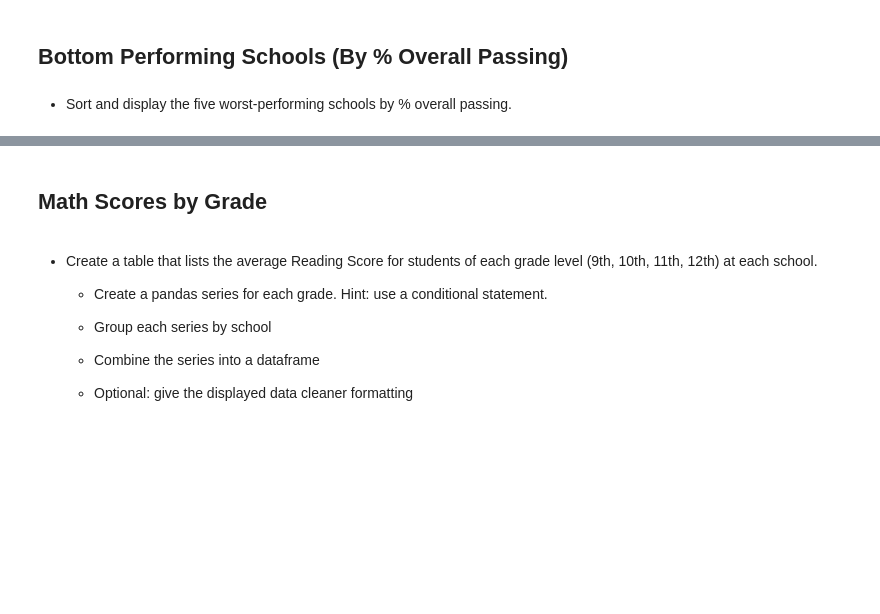
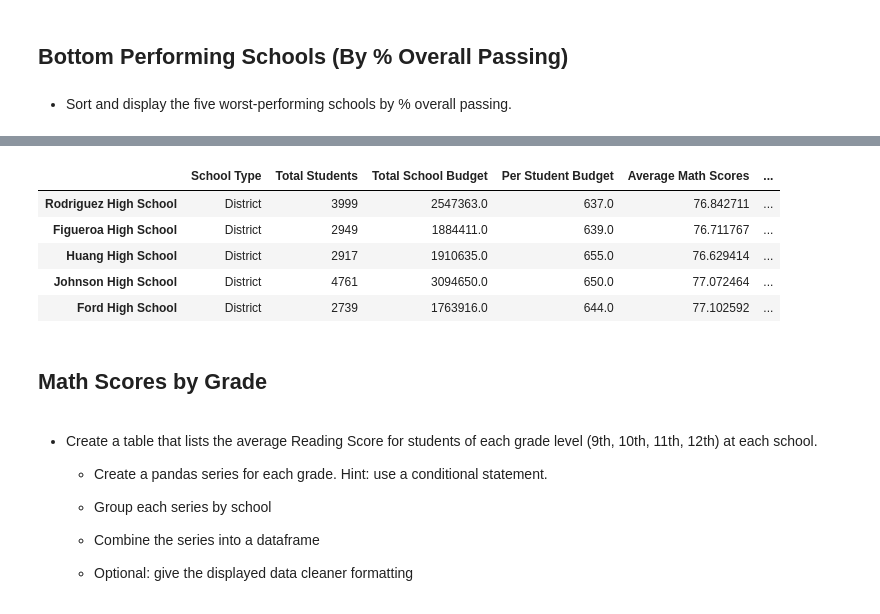
Before and after one commit to AndrewMSchell/Pandas-Challenge, a Jupyter notebook: PyCitySchools/PyCitySchools_starter.ipynb, the cells around one changed output, grey strips where cells are left out. Saved outputs shown, nothing was run; the diff lists cells and outputs as text; code cells hidden in the pictures; blank space fills up the shorter version.

```diff
--- a/PyCitySchools/PyCitySchools_starter.ipynb
+++ b/PyCitySchools/PyCitySchools_starter.ipynb
@@ -173,3 +167,13 @@ individual_school_df
+# %%
+lowest_performing_schools = individual_school_df.sort_values(["% Overall Passing"], ascending=True)
+lowest_performing_schools.head()
+# %% [output]
+|  | School Type | Total Students | Total School Budget | Per Student Budget | Average Math Scores | ... |
+| Rodriguez High School | District | 3999 | 2547363.0 | 637.0 | 76.842711 | ... |
+| Figueroa High School | District | 2949 | 1884411.0 | 639.0 | 76.711767 | ... |
+| Huang High School | District | 2917 | 1910635.0 | 655.0 | 76.629414 | ... |
+| Johnson High School | District | 4761 | 3094650.0 | 650.0 | 77.072464 | ... |
+| Ford High School | District | 2739 | 1763916.0 | 644.0 | 77.102592 | ... |
 # %% [markdown]
 ## Math Scores by Grade
 # %% [markdown]
```
Also changed, not shown: parts of 3 cells of this notebook.
